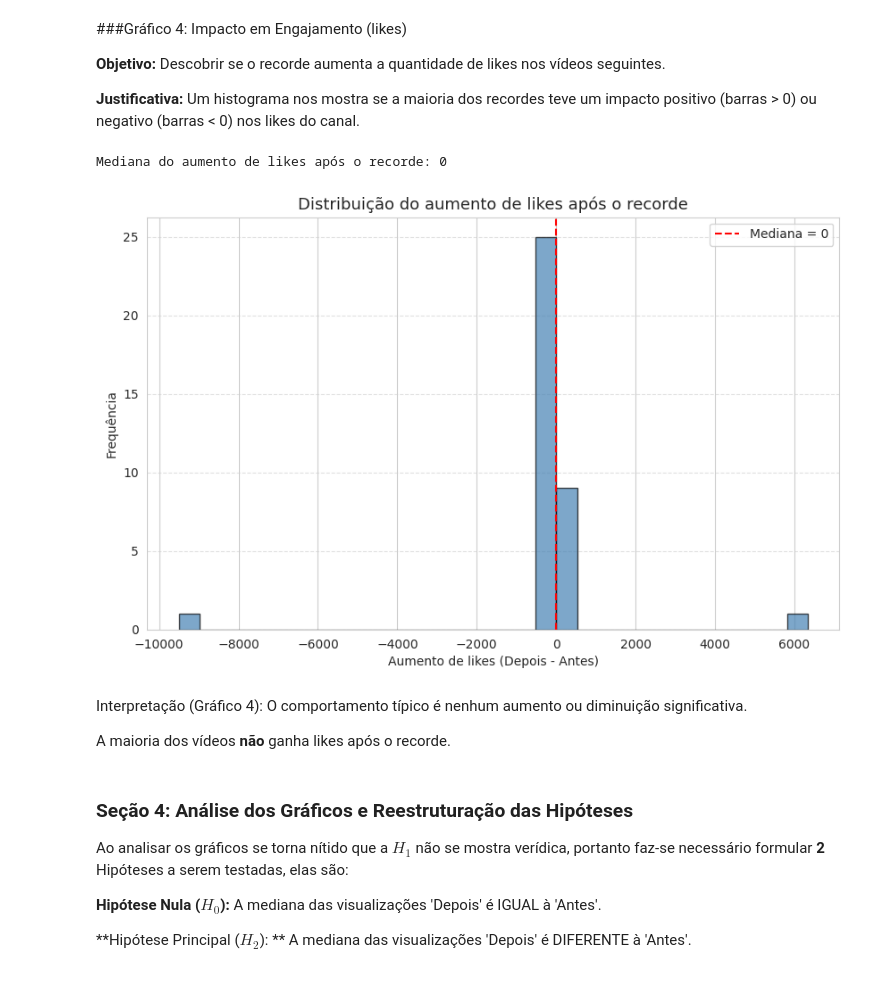
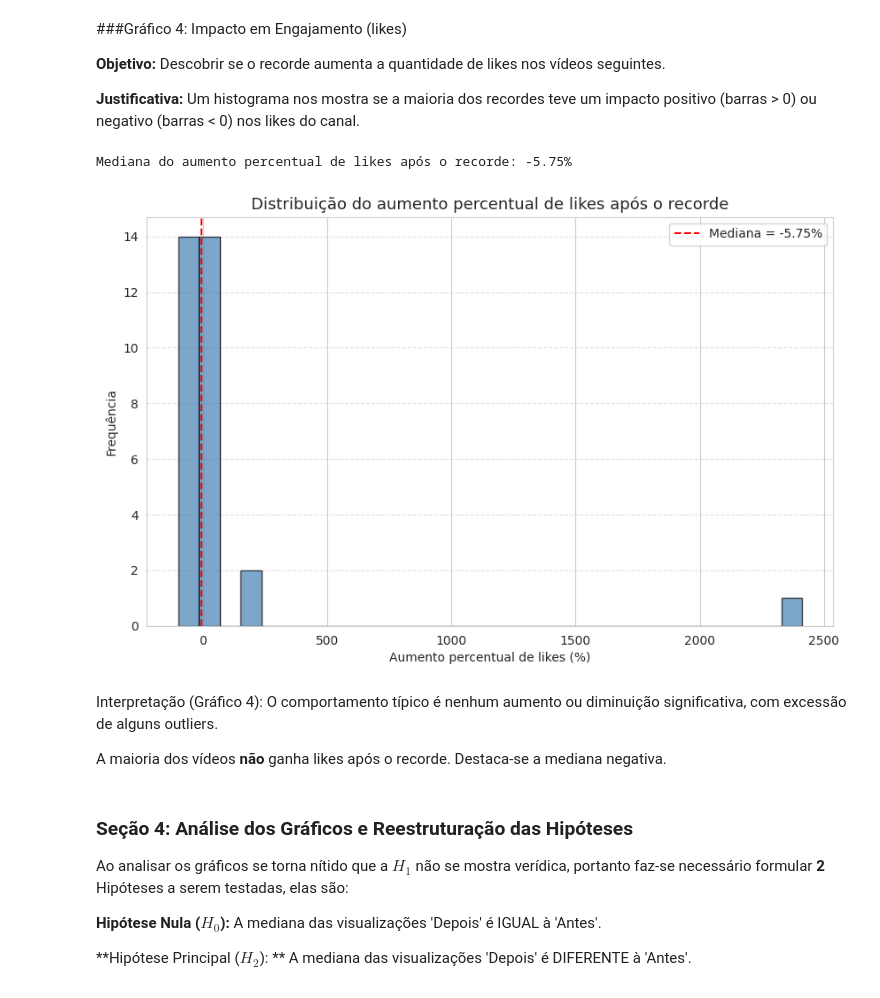
Before and after one commit to L-200/cd_speedrun-eldenring, a Jupyter notebook: 3-EDA/EDA.ipynb, the cells around one changed output. Drawn from its saved outputs; the diff is of its cells as text; code cells hidden in the pictures.

```diff
--- a/3-EDA/EDA.ipynb
+++ b/3-EDA/EDA.ipynb
@@ -302,30 +302,30 @@ Devido à esse gráfico, mostra-se interessante realizar estudos futuros em rela
 
 **Justificativa:**  Um histograma nos mostra se a maioria dos recordes teve um impacto positivo (barras > 0) ou negativo (barras < 0) nos likes do canal.
 # %%
-# Calcula a mediana do aumento
-mediana_aumento = df["aumento_abs_likes"].median()
+# Calcula a mediana do aumento percentual
+mediana_pct = df["aumento_percentual_likes"].median()
 
-print(f"Mediana do aumento de likes após o recorde: {mediana_aumento:.0f}")
+print(f"Mediana do aumento percentual de likes após o recorde: {mediana_pct:.2f}%")
 
-# Cria um histograma para visualizar a distribuição do aumento
+# Histograma do aumento percentual
 plt.figure(figsize=(10, 6))
-plt.hist(df["aumento_abs_likes"], bins=30, color="steelblue", edgecolor="black", alpha=0.7)
+plt.hist(df["aumento_percentual_likes"], bins=30, color="steelblue", edgecolor="black", alpha=0.7)
 
-plt.axvline(mediana_aumento, color="red", linestyle="--", label=f"Mediana = {mediana_aumento:.0f}")
-plt.title("Distribuição do aumento de likes após o recorde", fontsize=13)
-plt.xlabel("Aumento de likes (Depois - Antes)")
+plt.axvline(mediana_pct, color="red", linestyle="--", label=f"Mediana = {mediana_pct:.2f}%")
+plt.title("Distribuição do aumento percentual de likes após o recorde", fontsize=13)
+plt.xlabel("Aumento percentual de likes (%)")
 plt.ylabel("Frequência")
 plt.legend()
 plt.grid(axis="y", linestyle="--", alpha=0.6)
 
 plt.show()
 # %% [output]
-Mediana do aumento de likes após o recorde: 0
+Mediana do aumento percentual de likes após o recorde: -5.75%
-[figure, old version]
+[figure, new version]
 # %% [markdown]
-Interpretação (Gráfico 4): O comportamento típico é nenhum aumento ou diminuição significativa.
+Interpretação (Gráfico 4): O comportamento típico é nenhum aumento ou diminuição significativa, com excessão de alguns outliers.
 
-A maioria dos vídeos **não** ganha likes após o recorde.
+A maioria dos vídeos **não** ganha likes após o recorde. Destaca-se a mediana negativa.
 # %% [markdown]
 ### Seção 4: Análise dos Gráficos e Reestruturação das Hipóteses
 
```
Also changed, not shown: parts of 1 cell of this notebook.
